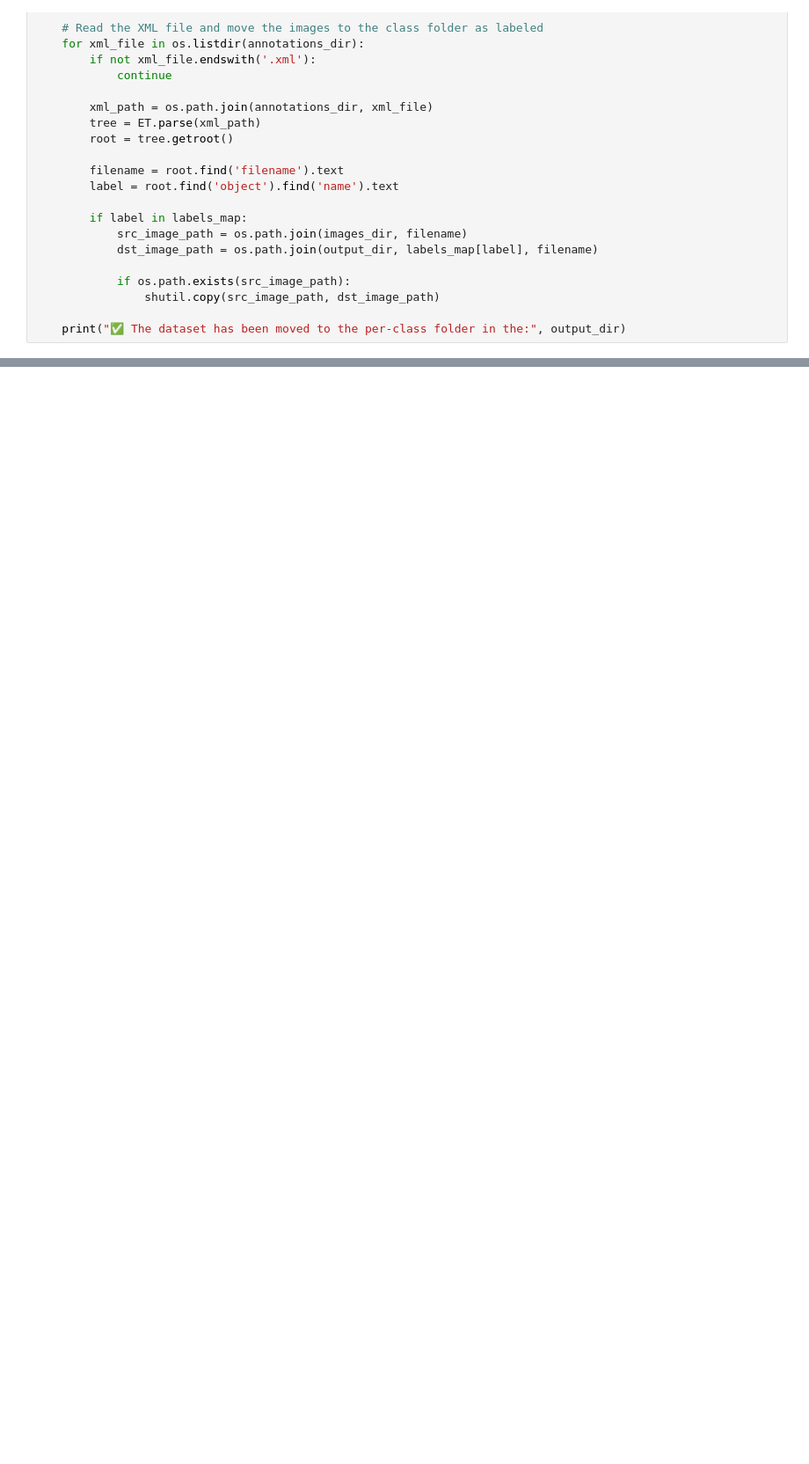
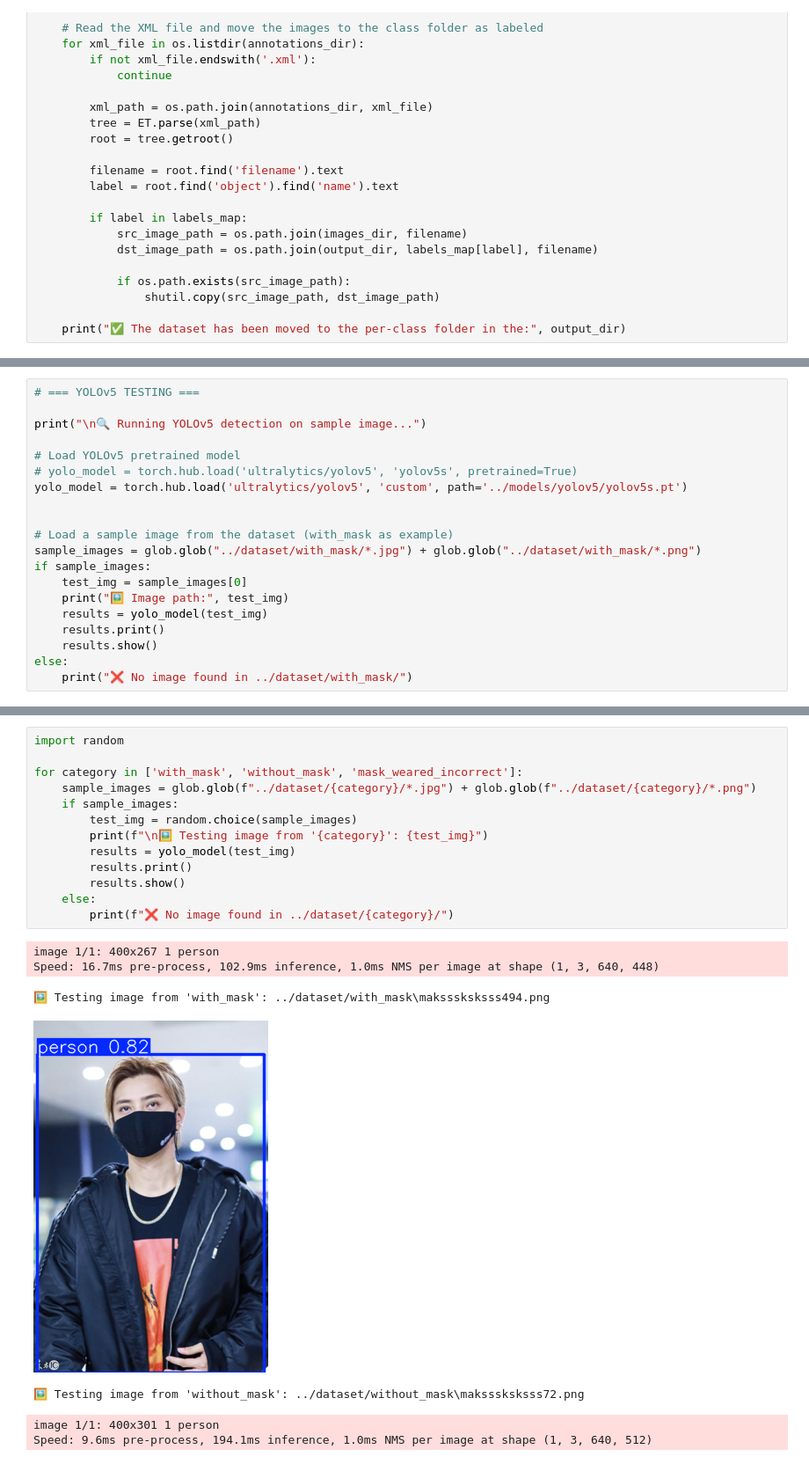
Before and after one commit to RyanGA09/mask-detection-cnn-yolo, a Jupyter notebook: notebook/face_mask_detection.ipynb, the cells around one changed output, grey strips where cells are left out. Shown: that part at 88% size. Cells and saved outputs as stored; diff of their text form; blank space fills up the shorter version.

```diff
--- a/notebook/face_mask_detection.ipynb
+++ b/notebook/face_mask_detection.ipynb
@@ -238,0 +318,20 @@ Test Loss: 0.2353, Test Accuracy: 0.9543
+# %%
+# === YOLOv5 TESTING ===
+
+print("\n🔍 Running YOLOv5 detection on sample image...")
+
+# Load YOLOv5 pretrained model
+# yolo_model = torch.hub.load('ultralytics/yolov5', 'yolov5s', pretrained=True)
+yolo_model = torch.hub.load('ultralytics/yolov5', 'custom', path='../models/yolov5/yolov5s.pt')
+
+
+# Load a sample image from the dataset (with_mask as example)
+sample_images = glob.glob("../dataset/with_mask/*.jpg") + glob.glob("../dataset/with_mask/*.png")
+if sample_images:
+    test_img = sample_images[0]
+    print("🖼️ Image path:", test_img)
+    results = yolo_model(test_img)
+    results.print()
+    results.show()
+else:
+    print("❌ No image found in ../dataset/with_mask/")
@@ -238,0 +349,21 @@ Test Loss: 0.2353, Test Accuracy: 0.9543
+# %%
+import random
+
+for category in ['with_mask', 'without_mask', 'mask_weared_incorrect']:
+    sample_images = glob.glob(f"../dataset/{category}/*.jpg") + glob.glob(f"../dataset/{category}/*.png")
+    if sample_images:
+        test_img = random.choice(sample_images)
+        print(f"\n🖼️ Testing image from '{category}': {test_img}")
+        results = yolo_model(test_img)
+        results.print()
+        results.show()
+    else:
+        print(f"❌ No image found in ../dataset/{category}/")
+# %% [output]
+image 1/1: 400x267 1 person
+Speed: 16.7ms pre-process, 102.9ms inference, 1.0ms NMS per image at shape (1, 3, 640, 448)
+🖼️ Testing image from 'with_mask': ../dataset/with_mask\maksssksksss494.png
+[figure, added]
+🖼️ Testing image from 'without_mask': ../dataset/without_mask\maksssksksss72.png
+image 1/1: 400x301 1 person
+Speed: 9.6ms pre-process, 194.1ms inference, 1.0ms NMS per image at shape (1, 3, 640, 512)
```
Also changed, not shown: parts of 15 cells of this notebook, 4 other files.
